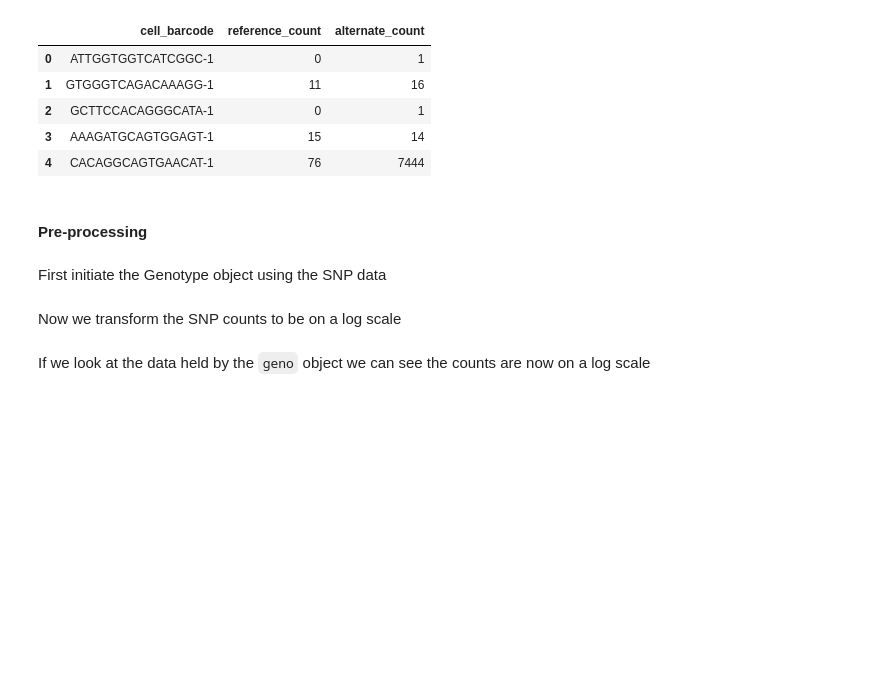
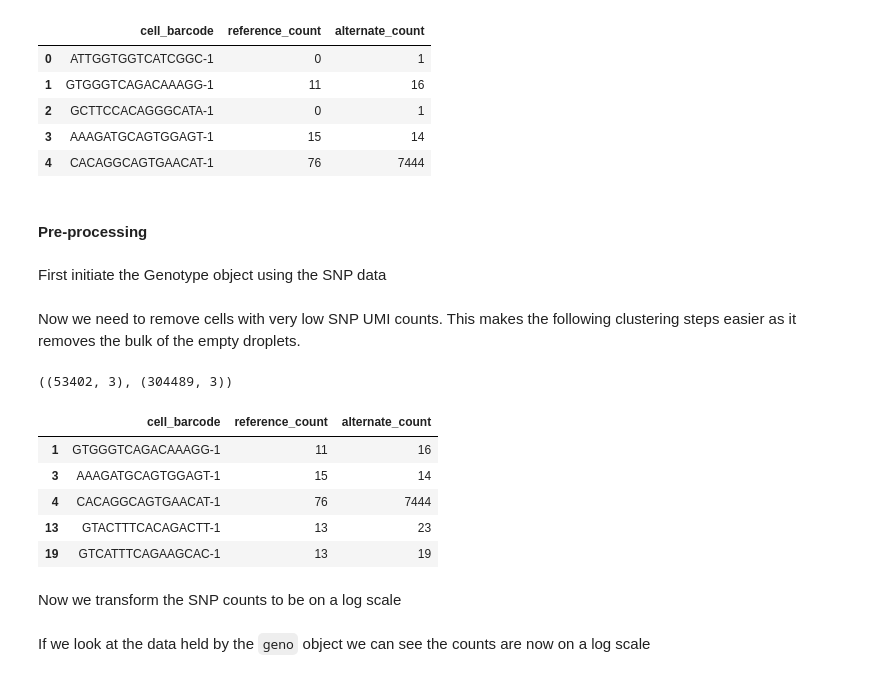
Before and after one commit to timoast/sctools, a Jupyter notebook: doc/tutorial.ipynb, the cells around one changed output. Drawn from its saved outputs; the diff is of its cells as text; code cells hidden in the pictures; blank space fills up the shorter version.

```diff
--- a/doc/tutorial.ipynb
+++ b/doc/tutorial.ipynb
@@ -37,3 +37,5 @@ dat.head()
 First initiate the Genotype object using the SNP data
 # %%
 geno = genotype.Genotype(dat)
+# %% [markdown]
+Now we need to remove cells with very low SNP UMI counts. This makes the following clustering steps easier as it removes the bulk of the empty droplets.
@@ -40,3 +44,16 @@ geno = genotype.Genotype(dat)
+# %%
+geno.filtered_cells.shape, geno.snp_counts.shape
+# %% [output]
+((53402, 3), (304489, 3))
+# %%
+geno.filtered_cells.head()
+# %% [output]
+|  | cell_barcode | reference_count | alternate_count |
+| 1 | GTGGGTCAGACAAAGG-1 | 11 | 16 |
+| 3 | AAAGATGCAGTGGAGT-1 | 15 | 14 |
+| 4 | CACAGGCAGTGAACAT-1 | 76 | 7444 |
+| 13 | GTACTTTCACAGACTT-1 | 13 | 23 |
+| 19 | GTCATTTCAGAAGCAC-1 | 13 | 19 |
 # %% [markdown]
 Now we transform the SNP counts to be on a log scale
 # %%
```
Also changed, not shown: parts of 16 cells of this notebook.
